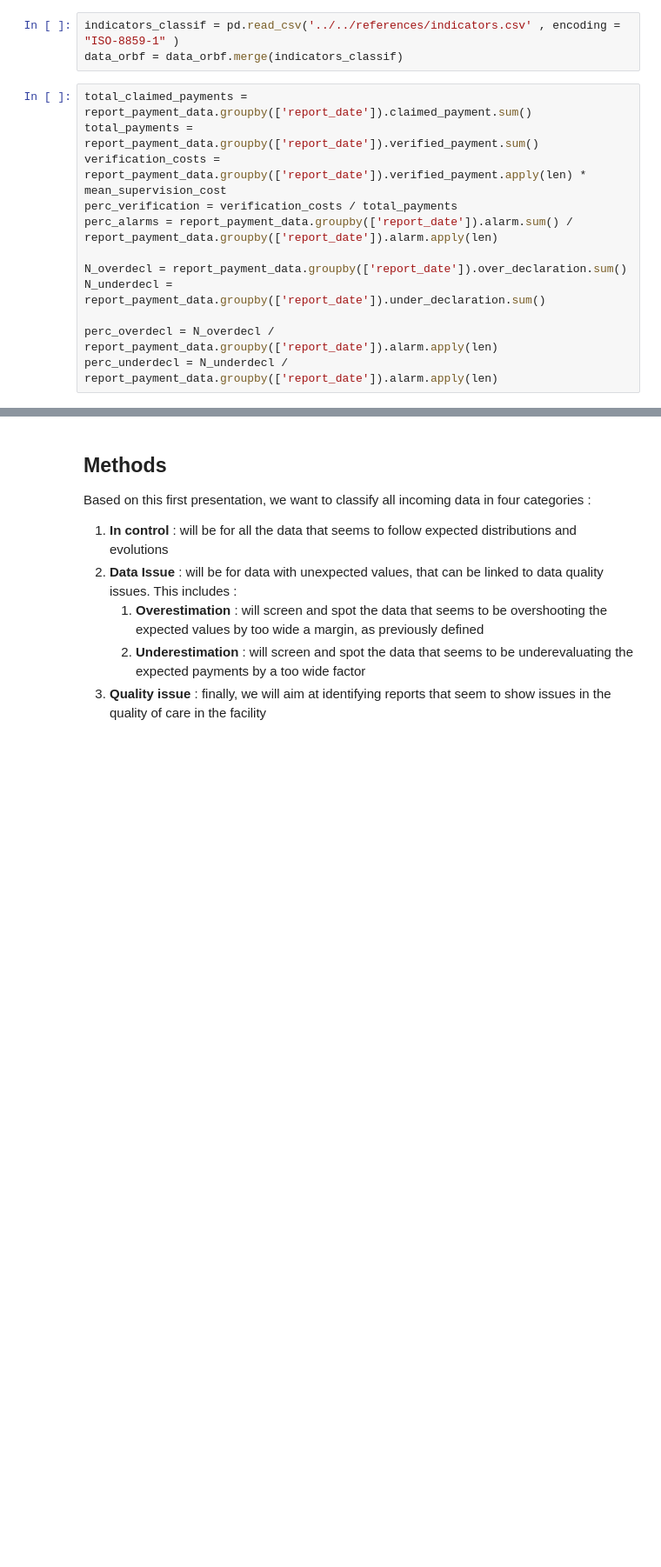
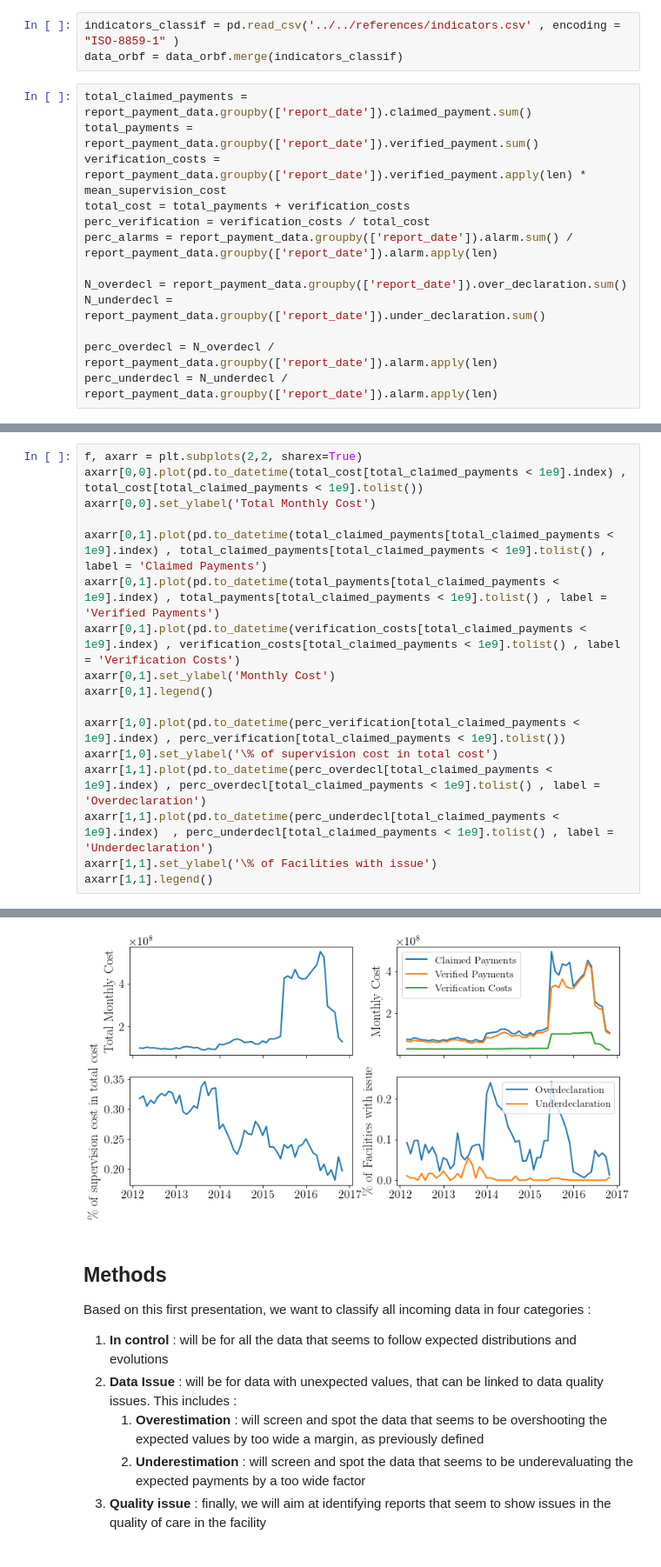
Before and after one commit to grlurton/orbf_data_validation, a Jupyter notebook: notebooks/reporting/Analysis.ipynb, the cells around one changed output, grey strips where cells are left out. Shown at 87% size. Cells and saved outputs as stored; diff of their text form; blank space fills up the shorter version.

```diff
--- a/notebooks/reporting/Analysis.ipynb
+++ b/notebooks/reporting/Analysis.ipynb
@@ -168,7 +182,8 @@ data_orbf = data_orbf.merge(indicators_classif)
 total_claimed_payments =  report_payment_data.groupby(['report_date']).claimed_payment.sum()
 total_payments = report_payment_data.groupby(['report_date']).verified_payment.sum()
 verification_costs = report_payment_data.groupby(['report_date']).verified_payment.apply(len) * mean_supervision_cost
-perc_verification = verification_costs / total_payments
+total_cost = total_payments + verification_costs
+perc_verification = verification_costs / total_cost
 perc_alarms = report_payment_data.groupby(['report_date']).alarm.sum() / report_payment_data.groupby(['report_date']).alarm.apply(len)
 
 N_overdecl = report_payment_data.groupby(['report_date']).over_declaration.sum()
@@ -196,0 +194,18 @@ verification_costs[total_claimed_payments < 1e9].plot(grid = True)
+# %%
+f, axarr = plt.subplots(2,2, sharex=True)
+axarr[0,0].plot(pd.to_datetime(total_cost[total_claimed_payments < 1e9].index) , total_cost[total_claimed_payments < 1e9].tolist())
+axarr[0,0].set_ylabel('Total Monthly Cost')
+
+axarr[0,1].plot(pd.to_datetime(total_claimed_payments[total_claimed_payments < 1e9].index) , total_claimed_payments[total_claimed_payments < 1e9].tolist() , label = 'Claimed Payments')
+axarr[0,1].plot(pd.to_datetime(total_payments[total_claimed_payments < 1e9].index) , total_payments[total_claimed_payments < 1e9].tolist() , label = 'Verified Payments')
+axarr[0,1].plot(pd.to_datetime(verification_costs[total_claimed_payments < 1e9].index) , verification_costs[total_claimed_payments < 1e9].tolist() , label = 'Verification Costs')
+axarr[0,1].set_ylabel('Monthly Cost')
+axarr[0,1].legend()
+
+axarr[1,0].plot(pd.to_datetime(perc_verification[total_claimed_payments < 1e9].index) , perc_verification[total_claimed_payments < 1e9].tolist())
+axarr[1,0].set_ylabel('\% of supervision cost in total cost')
+axarr[1,1].plot(pd.to_datetime(perc_overdecl[total_claimed_payments < 1e9].index) , perc_overdecl[total_claimed_payments < 1e9].tolist() , label = 'Overdeclaration')
+axarr[1,1].plot(pd.to_datetime(perc_underdecl[total_claimed_payments < 1e9].index)  , perc_underdecl[total_claimed_payments < 1e9].tolist() , label = 'Underdeclaration')
+axarr[1,1].set_ylabel('\% of Facilities with issue')
+axarr[1,1].legend()
+# %% [output]
@@ -197,3 +213,4 @@ verification_costs[total_claimed_payments < 1e9].plot(grid = True)
+[figure, added]
 # %% [markdown]
 ## Methods
 
```
Also changed, not shown: parts of 30 cells of this notebook, 1 other file.
